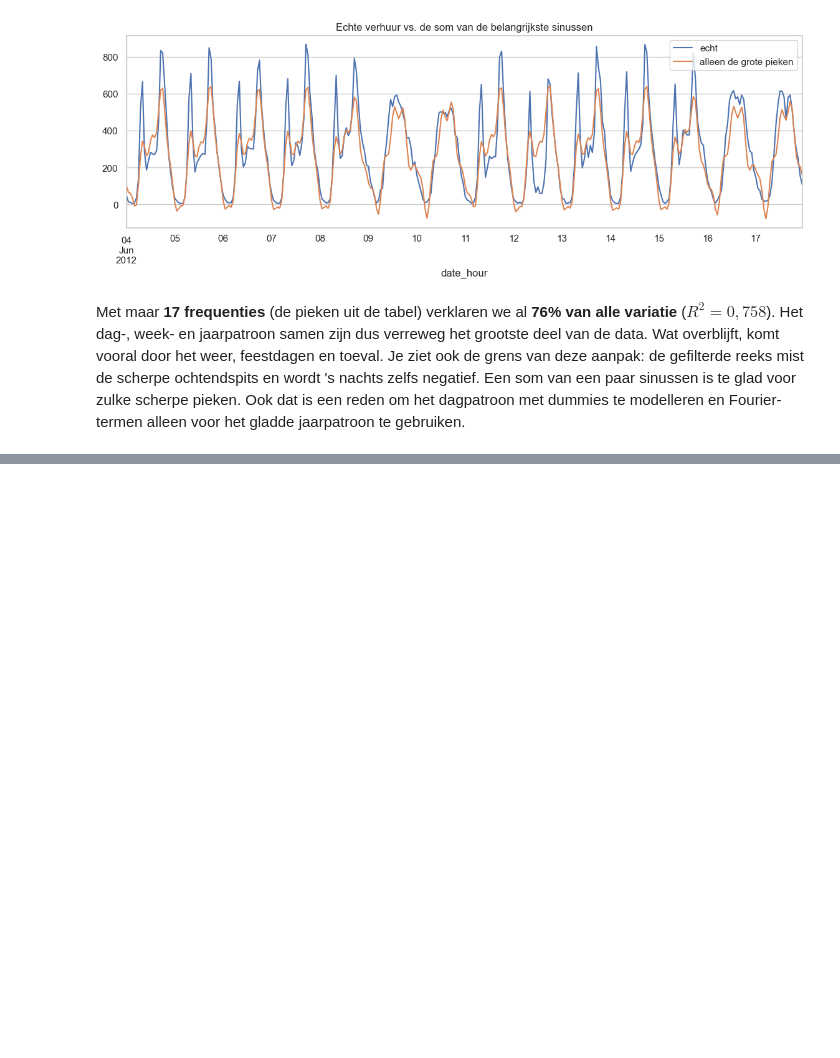
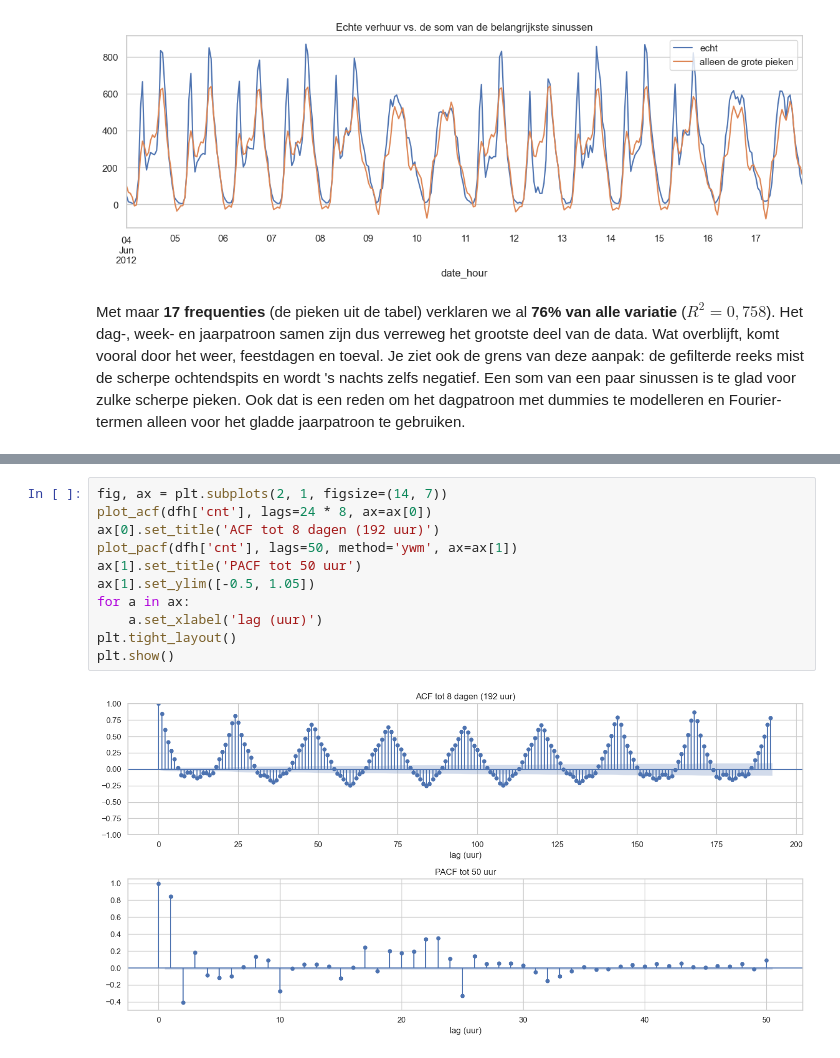
Before and after one commit to AlishaSR2k5/verhuuraantallen-voorspellen, a Jupyter notebook: notebook.ipynb, the cells around one changed output, grey strips where cells are left out. Cells and saved outputs as stored; diff of their text form; blank space fills up the shorter version.

```diff
--- a/notebook.ipynb
+++ b/notebook.ipynb
@@ -1612,0 +1712,13 @@ modelleren en Fourier-termen alleen voor het gladde jaarpatroon te gebruiken.
+# %%
+fig, ax = plt.subplots(2, 1, figsize=(14, 7))
+plot_acf(dfh['cnt'], lags=24 * 8, ax=ax[0])
+ax[0].set_title('ACF tot 8 dagen (192 uur)')
+plot_pacf(dfh['cnt'], lags=50, method='ywm', ax=ax[1])
+ax[1].set_title('PACF tot 50 uur')
+ax[1].set_ylim([-0.5, 1.05])
+for a in ax:
+    a.set_xlabel('lag (uur)')
+plt.tight_layout()
+plt.show()
+# %% [output]
+[figure, added]
```
Also changed, not shown: parts of 10 cells of this notebook.
